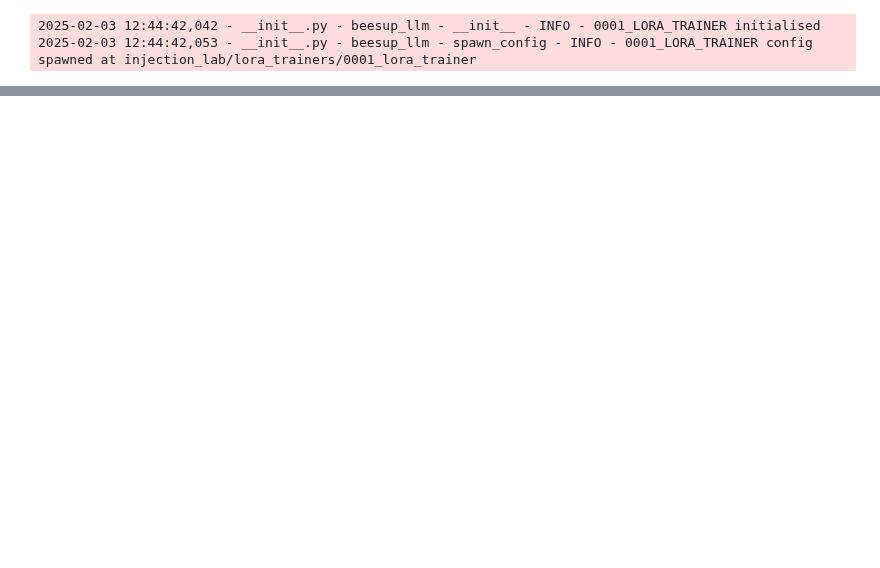
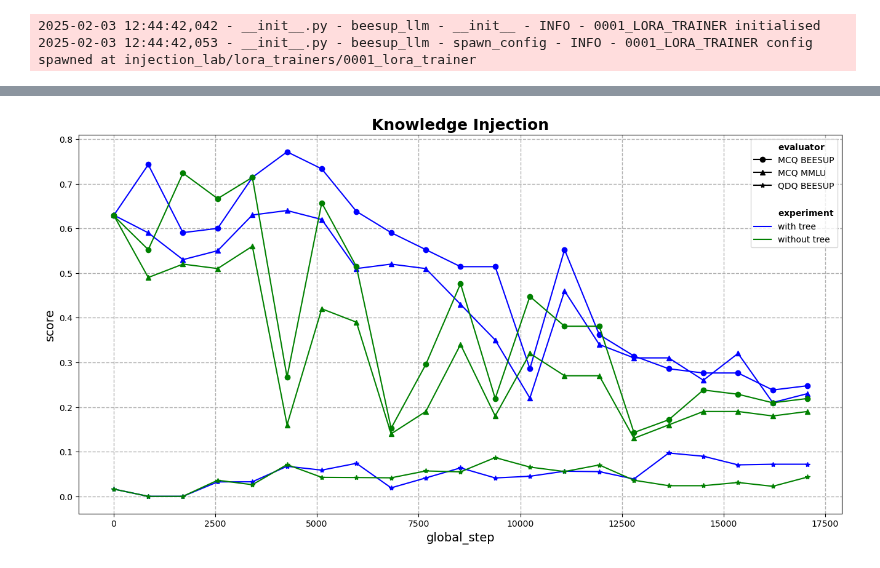
Before and after one commit to fee1ix/beesup_injection_lab, a Jupyter notebook: experiment_notebook.ipynb, the cells around one changed output, grey strips where cells are left out. Cells and saved outputs as stored; diff of their text form; code cells hidden in the pictures; blank space fills up the shorter version.

```diff
--- a/experiment_notebook.ipynb
+++ b/experiment_notebook.ipynb
@@ -1519,0 +1521,5 @@ experiment=InjectionExperiment(
+# %%
+experiments_df=InjectionExperiment.get_overview(keypaths=['done','dataset_config.id','dataset_config.remarks','num_train_epochs','timestamp_done'])
+experiments_df=experiments_df[experiments_df.done==True]
+experiments_df=experiments_df[experiments_df.id>5]
+experiments_df
@@ -1519,0 +1826,11 @@ experiment=InjectionExperiment(
+# %%
+plot_df=series_df.copy()
+
+plot_df['evaluator_styledict']=plot_df.apply(get_evaluator_styledict, axis=1)
+plot_df['experiment_styledict']=plot_df.apply(get_experiment_styledict, axis=1)
+
+stylerows_df=get_stylerows_df(plot_df)
+stylemap_dict=get_stylemap_dict(stylerows_df)
+plot_df['styledict']=plot_df.apply(lambda x: get_merged_styledict(x, stylemap_dict),axis=1)
+
+plot_df
@@ -1519,0 +1845,35 @@ experiment=InjectionExperiment(
+# %%
+import matplotlib.pyplot as plt
+
+TITLE_FONTSIZE=18
+AX_FONTSIZE=14
+
+plt.figure(figsize=(16, 8))
+
+x_col='global_step'
+y_col='score'
+
+for i,plot_row in plot_df.iterrows():
+    plt.plot(plot_row[x_col],plot_row[y_col],**plot_row['styledict'])
+
+plt.legend(
+    handles=get_handles(plot_df),
+    #loc='lower right',
+    #bbox_to_anchor=(1, 1.0,0.0,0.0),
+    #ncol=1,
+    #fontsize=AX_FONTSIZE
+    )
+
+plt.grid(axis='x', which='major', linestyle='--', linewidth='1.0') #for presentation linewidth='2.0' better
+plt.grid(axis='y', which='major', linestyle='--', linewidth='1.0')
+plt.grid(axis='y', which='minor', linestyle=':', linewidth='1.0')
+
+#plt.ylim(0,0.8)
+
+plt.title('Knowledge Injection',fontweight='bold',fontsize=TITLE_FONTSIZE)
+plt.xlabel(x_col,fontsize=AX_FONTSIZE)
+plt.ylabel(y_col,fontsize=AX_FONTSIZE)
+
+plt.show()
+# %% [output]
+[figure, added]
```
Also changed, not shown: parts of 32 cells of this notebook, 3 other files.
